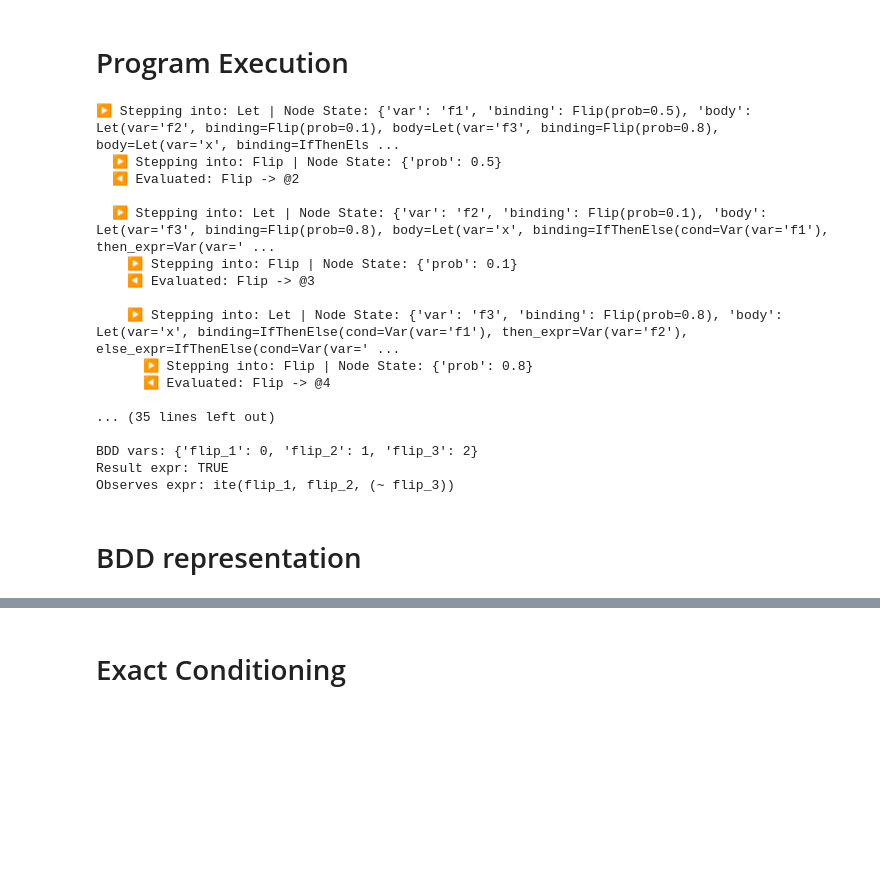
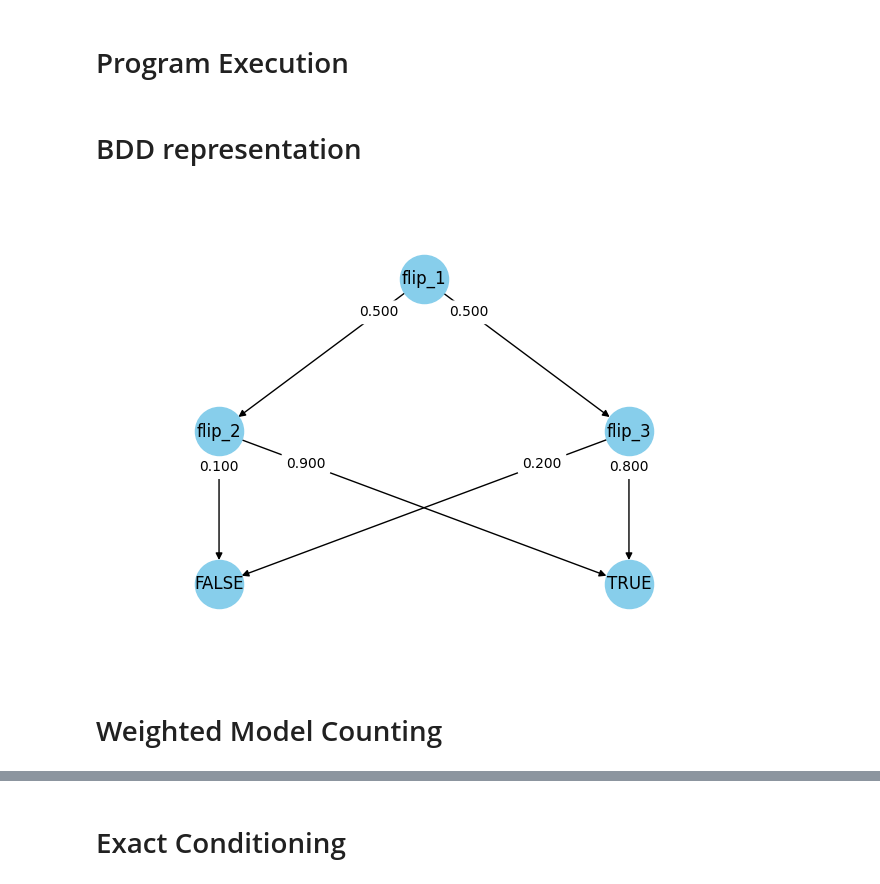
Before and after one commit to theo-long/mixed-kc, a Jupyter notebook: presentation.ipynb, the cells around one changed output, grey strips where cells are left out. Saved outputs shown, nothing was run; the diff lists cells and outputs as text; code cells hidden in the pictures; blank space fills up the shorter version.

```diff
--- a/presentation.ipynb
+++ b/presentation.ipynb
@@ -60,33 +54,15 @@ expr = Let(
                         Const(True),
                     ),
                 ),
-                Observe(Var("x")),
+                Let("_", Observe(Var("x")), Var("f1")),
             ),
         ),
     ),
 )
 # %%
-settings.debug = True
+# settings.debug = True
 preprocess_state = preprocess(expr)
 val, state = kc(expr, preprocess_state)
 settings.debug = False
-# %% [output]
-▶ Stepping into: Let | Node State: {'var': 'f1', 'binding': Flip(prob=0.5), 'body': Let(var='f2', binding=Flip(prob=0.1), body=Let(var='f3', binding=Flip(prob=0.8), body=Let(var='x', binding=IfThenEls ...
-  ▶ Stepping into: Flip | Node State: {'prob': 0.5}
-  ◀ Evaluated: Flip -> @2
-
-  ▶ Stepping into: Let | Node State: {'var': 'f2', 'binding': Flip(prob=0.1), 'body': Let(var='f3', binding=Flip(prob=0.8), body=Let(var='x', binding=IfThenElse(cond=Var(var='f1'), then_expr=Var(var=' ...
-    ▶ Stepping into: Flip | Node State: {'prob': 0.1}
-    ◀ Evaluated: Flip -> @3
-
-    ▶ Stepping into: Let | Node State: {'var': 'f3', 'binding': Flip(prob=0.8), 'body': Let(var='x', binding=IfThenElse(cond=Var(var='f1'), then_expr=Var(var='f2'), else_expr=IfThenElse(cond=Var(var=' ...
-      ▶ Stepping into: Flip | Node State: {'prob': 0.8}
-      ◀ Evaluated: Flip -> @4
-
-... (35 lines left out)
-
-BDD vars: {'flip_1': 0, 'flip_2': 1, 'flip_3': 2}
-Result expr: TRUE
-Observes expr: ite(flip_1, flip_2, (~ flip_3))
 # %% [markdown]
 # BDD representation
@@ -92,0 +166,6 @@ Observes expr: ite(flip_1, flip_2, (~ flip_3))
+# %%
+plot_observes_bdd(state)
+# %% [output]
+[figure, added]
+# %% [markdown]
+# Weighted Model Counting
```
Also changed, not shown: parts of 10 cells of this notebook, 3 other files.
